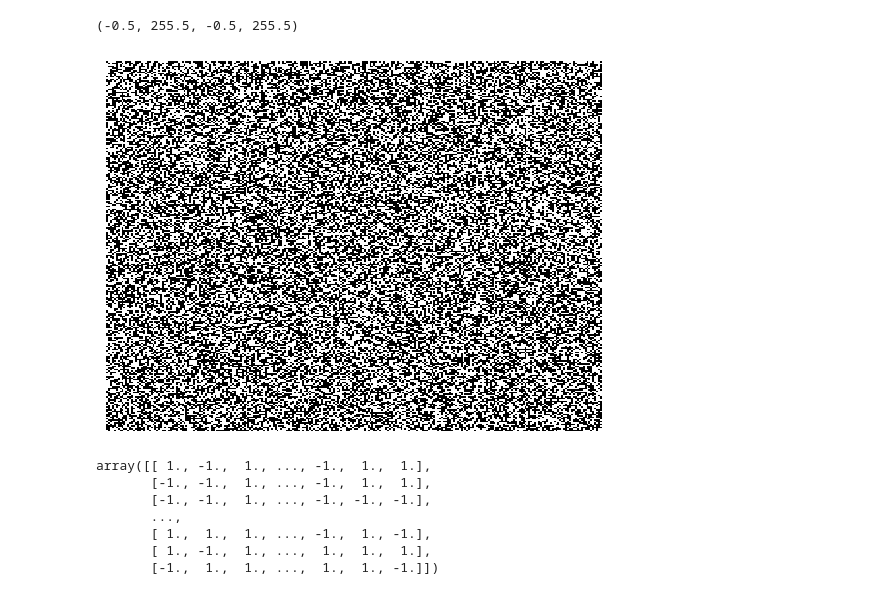
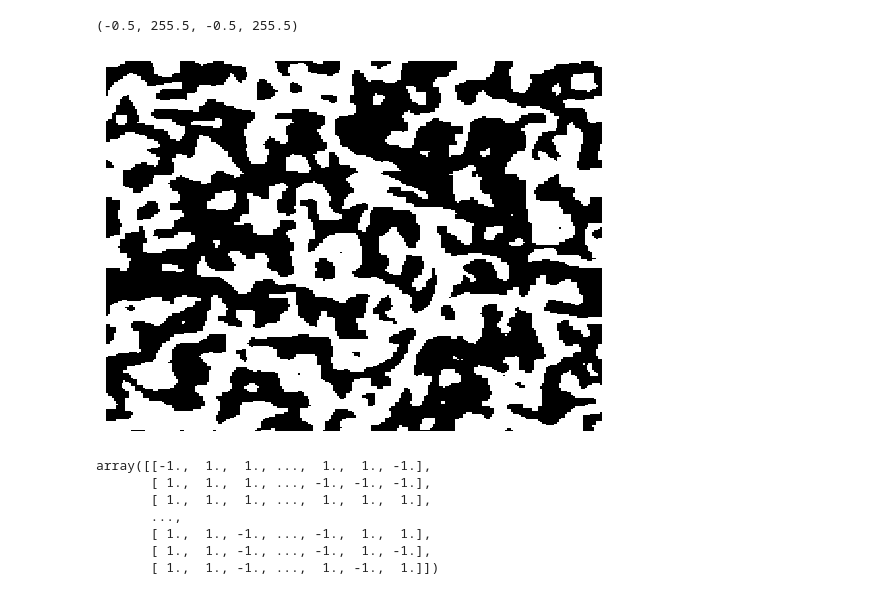
Before and after one commit to suanno/stage2, a Jupyter notebook: applications/phd lyon/plot codes/MC_Ising2D.ipynb, the cells around one changed output. Drawn from its saved outputs; the diff is of its cells as text; code cells hidden in the pictures.

```diff
--- a/applications/phd lyon/plot codes/MC_Ising2D.ipynb
+++ b/applications/phd lyon/plot codes/MC_Ising2D.ipynb
@@ -6,3 +4,5 @@ beta = 0.8
+# %%
+beta = 100
 # %%
 N = 256  # Lattice size
 spins = np.zeros((N, N))
@@ -13,45 +13,45 @@ for i in np.arange(0, N):
         else:
             spins[i][j] = -1
 # %%
-tspan = 0
+tspan = 100000
 for t in np.arange(0, tspan):
     i = np.random.randint(0, N)
     j = np.random.randint(0, N)
     E = - (spins[i][j]*spins[(i-1)%N][j] + spins[i][j]*spins[i][(j-1)%N] + spins[i][j]*spins[i][(j+1)%N] + spins[i][j]*spins[(i+1)%N][j])
     if E > 0:
         spins[i][j] = -spins[i][j]
     else:
         if np.random.rand() < np.exp(beta*2*E):
             spins[i][j] = -spins[i][j]
 
 x = np.arange(0, N)
 X,Y = np.meshgrid(x,x)
 
 
 from matplotlib.colors import ListedColormap
 cmap = ListedColormap(['white', 'white'])
 #plt.pcolormesh(X, Y, spins, cmap=cmap, vmin=-1, vmax=1)
 plt.pcolormesh(X, Y, spins, cmap=plt.cm.get_cmap('gray'), vmin=-1, vmax=1)
 
 
 color_dict = {0: '↓', 1: '↑'}
 color_text = {0: 'blue', 1: 'white'}
 #for i in range(N):
     #for j in range(N):
         #plt.text(j, i, color_dict[(spins[i, j]+1)/2], ha='center', va='center', color=color_text[(spins[i][j]+1)/2], size="20")
 #plt.show()
 #plt.title("2D Ising model\n N=" + str(N) + "\n$k_BT = 4J$")
 plt.axis('off')
 # %% [output]
 (-0.5, 255.5, -0.5, 255.5)
-[figure, old version]
+[figure, new version]
 # %%
 spins
 # %% [output]
-array([[ 1., -1.,  1., ..., -1.,  1.,  1.],
-       [-1., -1.,  1., ..., -1.,  1.,  1.],
-       [-1., -1.,  1., ..., -1., -1., -1.],
+array([[-1.,  1.,  1., ...,  1.,  1., -1.],
+       [ 1.,  1.,  1., ..., -1., -1., -1.],
+       [ 1.,  1.,  1., ...,  1.,  1.,  1.],
        ...,
-       [ 1.,  1.,  1., ..., -1.,  1., -1.],
-       [ 1., -1.,  1., ...,  1.,  1.,  1.],
-       [-1.,  1.,  1., ...,  1.,  1., -1.]])
+       [ 1.,  1., -1., ..., -1.,  1.,  1.],
+       [ 1.,  1., -1., ..., -1.,  1., -1.],
+       [ 1.,  1., -1., ...,  1., -1.,  1.]])
```
Also changed, not shown: parts of 1 cell of this notebook, 45 other files.
